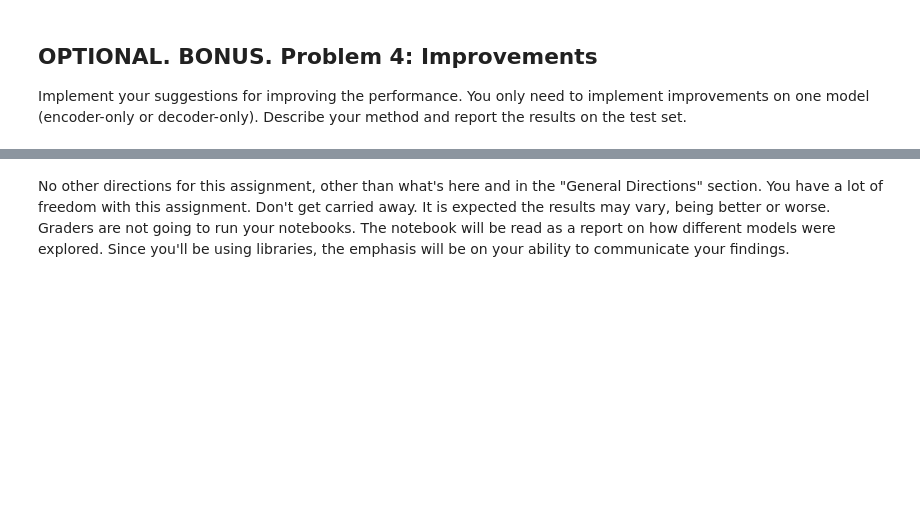
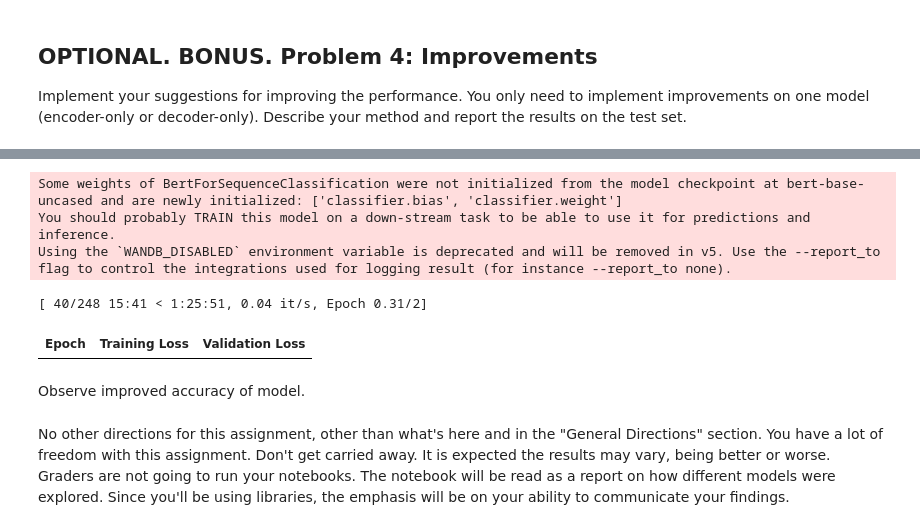
Before and after one commit to marktfaust/HuggingFace-Language-Models, a Jupyter notebook: Faust_Mark_assignment_8.ipynb, the cells around one changed output, grey strips where cells are left out. Cells and saved outputs as stored; diff of their text form; code cells hidden in the pictures; blank space fills up the shorter version.

```diff
--- a/Faust_Mark_assignment_8.ipynb
+++ b/Faust_Mark_assignment_8.ipynb
@@ -65,0 +205,18 @@ TODO
+# %%
+checkpoint = "distilbert-base-uncased"
+tokenizer = AutoTokenizer.from_pretrained(checkpoint)
+
+def tokenize_function(examples):
+    return tokenizer(examples["tweet"], truncation=True)
+
+tokenized_train = processed_train.map(tokenize_function, batched=True)
+tokenized_test = processed_test.map(tokenize_function, batched=True)
+data_collator = DataCollatorWithPadding(tokenizer)
+accuracy_metric = evaluate.load("accuracy")
+
+def compute_metrics(eval_pred):
+    logits, labels = eval_pred
+    predictions = np.argmax(logits, axis=-1)
+    return accuracy_metric.compute(predictions=predictions, references=labels)
+
+model = AutoModelForSequenceClassification.from_pretrained(checkpoint, num_labels=4)
@@ -92,0 +466,56 @@ Implement your suggestions for improving the performance. You only need to imple
+# %%
+checkpoint = "bert-base-uncased"
+tokenizer = AutoTokenizer.from_pretrained(checkpoint)
+
+def tokenize_function(examples):
+    return tokenizer(examples["tweet"], truncation=True, padding=True)
+
+tokenized_train = processed_train.map(tokenize_function, batched=True)
+tokenized_test = processed_test.map(tokenize_function, batched=True)
+data_collator = DataCollatorWithPadding(tokenizer)
+accuracy_metric = evaluate.load("accuracy")
+
+def compute_metrics(eval_pred):
+    logits, labels = eval_pred
+    predictions = np.argmax(logits, axis=-1)
+    accuracy = accuracy_metric.compute(predictions=predictions, references=labels)
+    return {"accuracy": accuracy["accuracy"]}
+
+model = AutoModelForSequenceClassification.from_pretrained(checkpoint, num_labels=4)
+
+training_args = TrainingArguments(
+    output_dir="distilbert-fine-tuned",
+    evaluation_strategy="epoch",
+    save_strategy="epoch",
+    num_train_epochs=2,
+    per_device_train_batch_size=32,
+    per_device_eval_batch_size=32,
+    load_best_model_at_end=True,
+    metric_for_best_model="accuracy",
+    logging_steps=100,
+    learning_rate=2e-5,
+    lr_scheduler_type="linear",
+    fp16=torch.cuda.is_available(),
+    weight_decay=0.01,
+    save_total_limit=3
+)
+
+trainer = Trainer(
+    model=model,
+    args=training_args,
+    train_dataset=tokenized_train,
+    eval_dataset=tokenized_test,
+    tokenizer=tokenizer,
+    data_collator=data_collator,
+    compute_metrics=compute_metrics
+)
+
+trainer.train()
+# %% [output]
+Some weights of BertForSequenceClassification were not initialized from the model checkpoint at bert-base-uncased and are newly initialized: ['classifier.bias', 'classifier.weight']
+You should probably TRAIN this model on a down-stream task to be able to use it for predictions and inference.
+Using the `WANDB_DISABLED` environment variable is deprecated and will be removed in v5. Use the --report_to flag to control the integrations used for logging result (for instance --report_to none).
+[ 40/248 15:41 < 1:25:51, 0.04 it/s, Epoch 0.31/2]
+| Epoch | Training Loss | Validation Loss |
+# %% [markdown]
+Observe improved accuracy of model.
```
Also changed, not shown: parts of 33 cells of this notebook.
